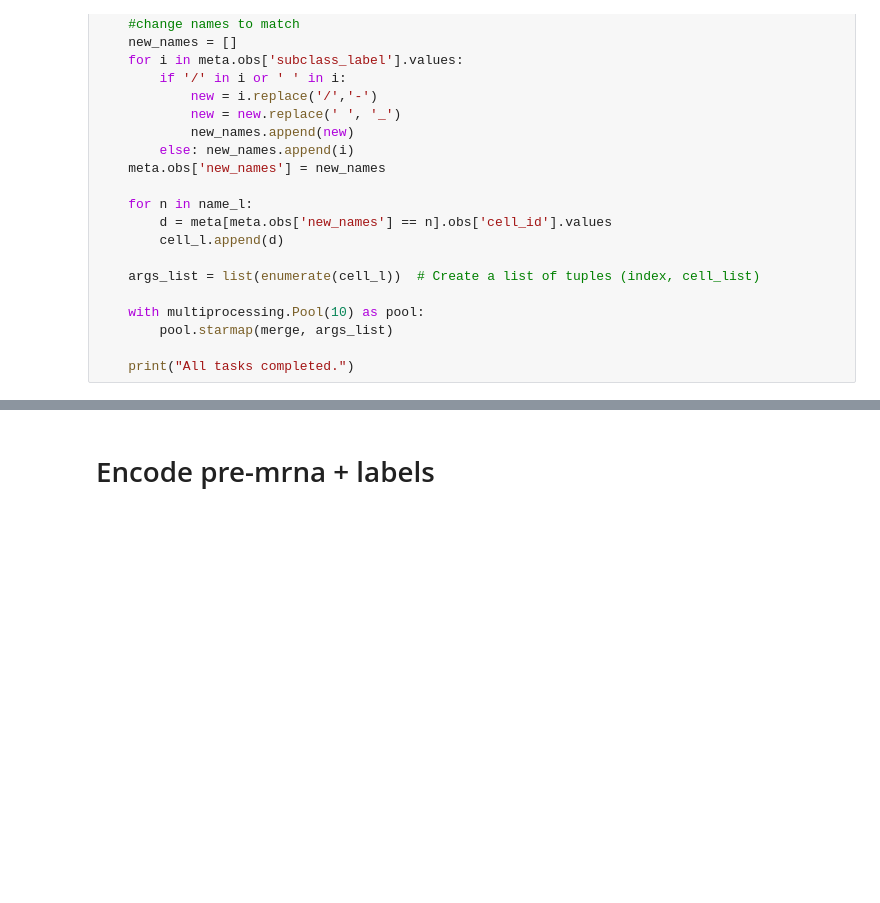
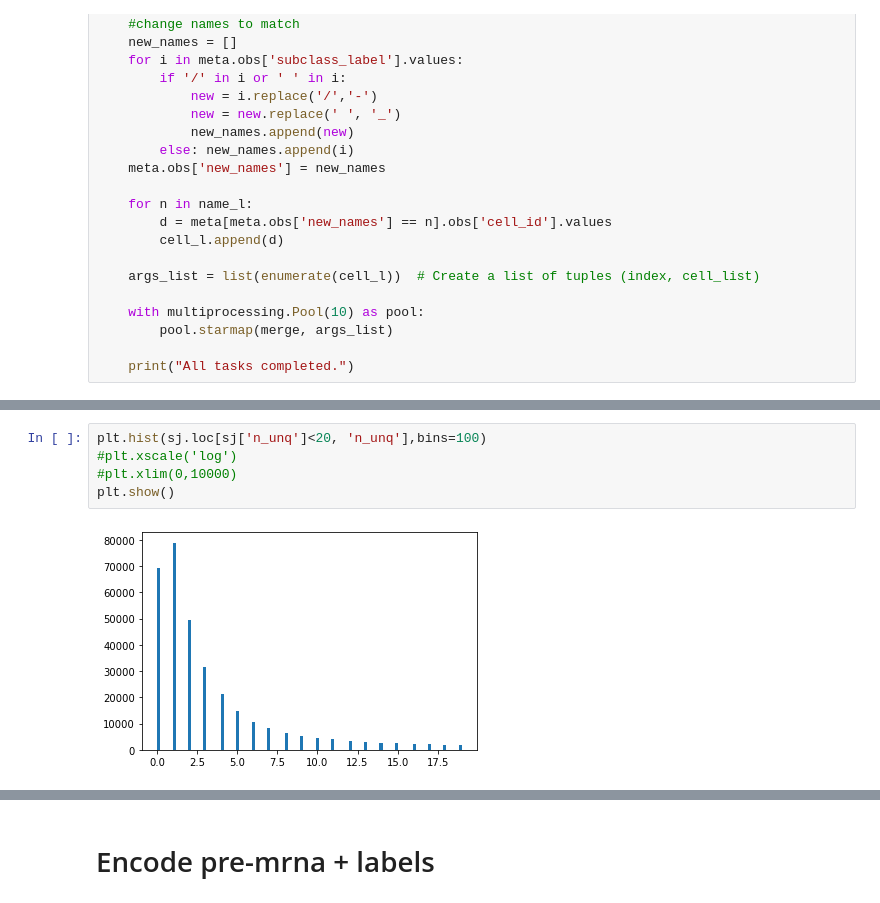
Before and after one commit to dmnburrows/deepNN_splice, a Jupyter notebook: data_process.ipynb, the cells around one changed output, grey strips where cells are left out. Cells and saved outputs as stored; diff of their text form; blank space fills up the shorter version.

```diff
--- a/data_process.ipynb
+++ b/data_process.ipynb
@@ -1082,0 +1096,7 @@ sj
+# %%
+plt.hist(sj.loc[sj['n_unq']<20, 'n_unq'],bins=100)
+#plt.xscale('log')
+#plt.xlim(0,10000)
+plt.show()
+# %% [output]
+[figure, added]
```
Also changed, not shown: parts of 70 cells of this notebook.
